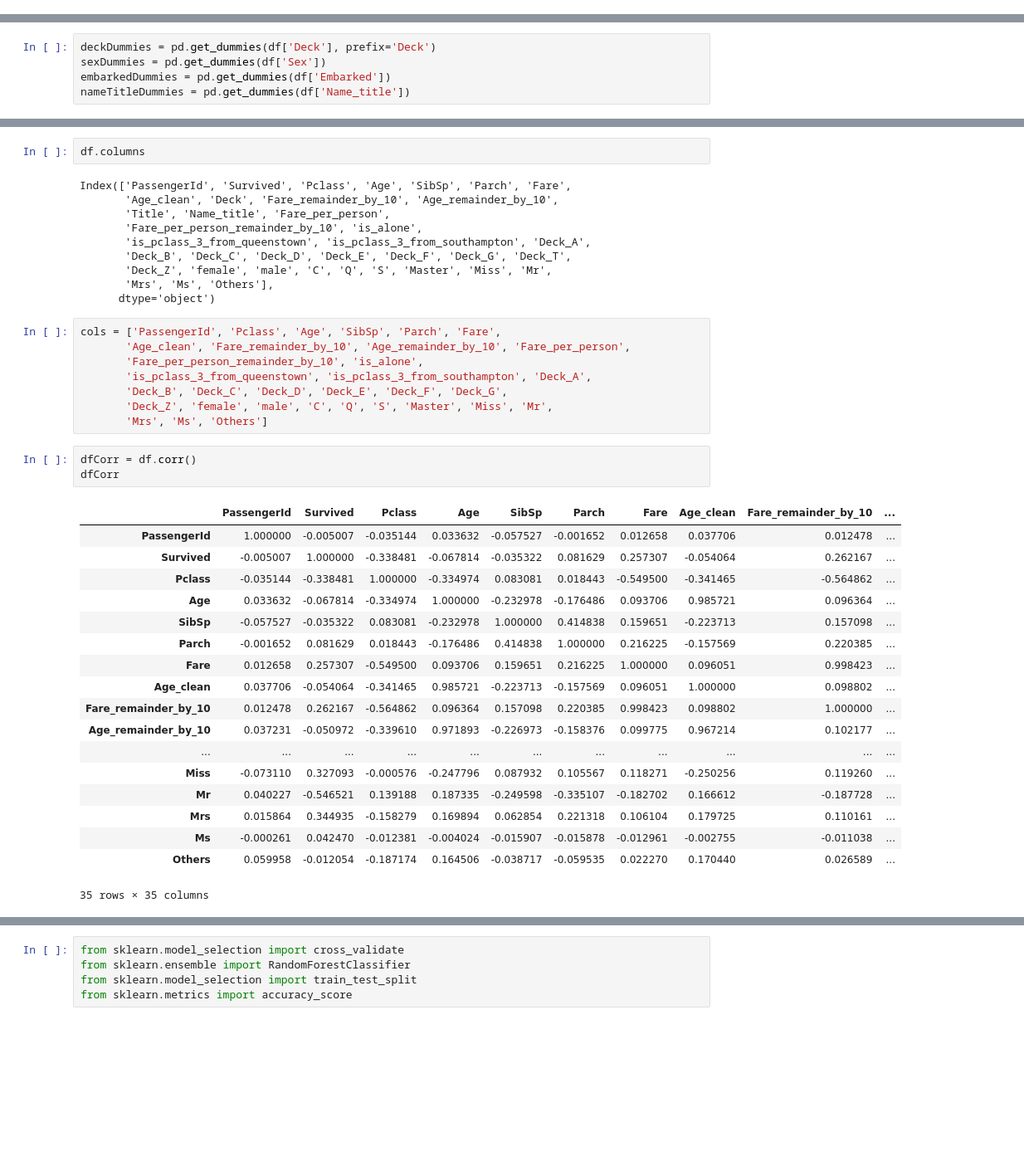
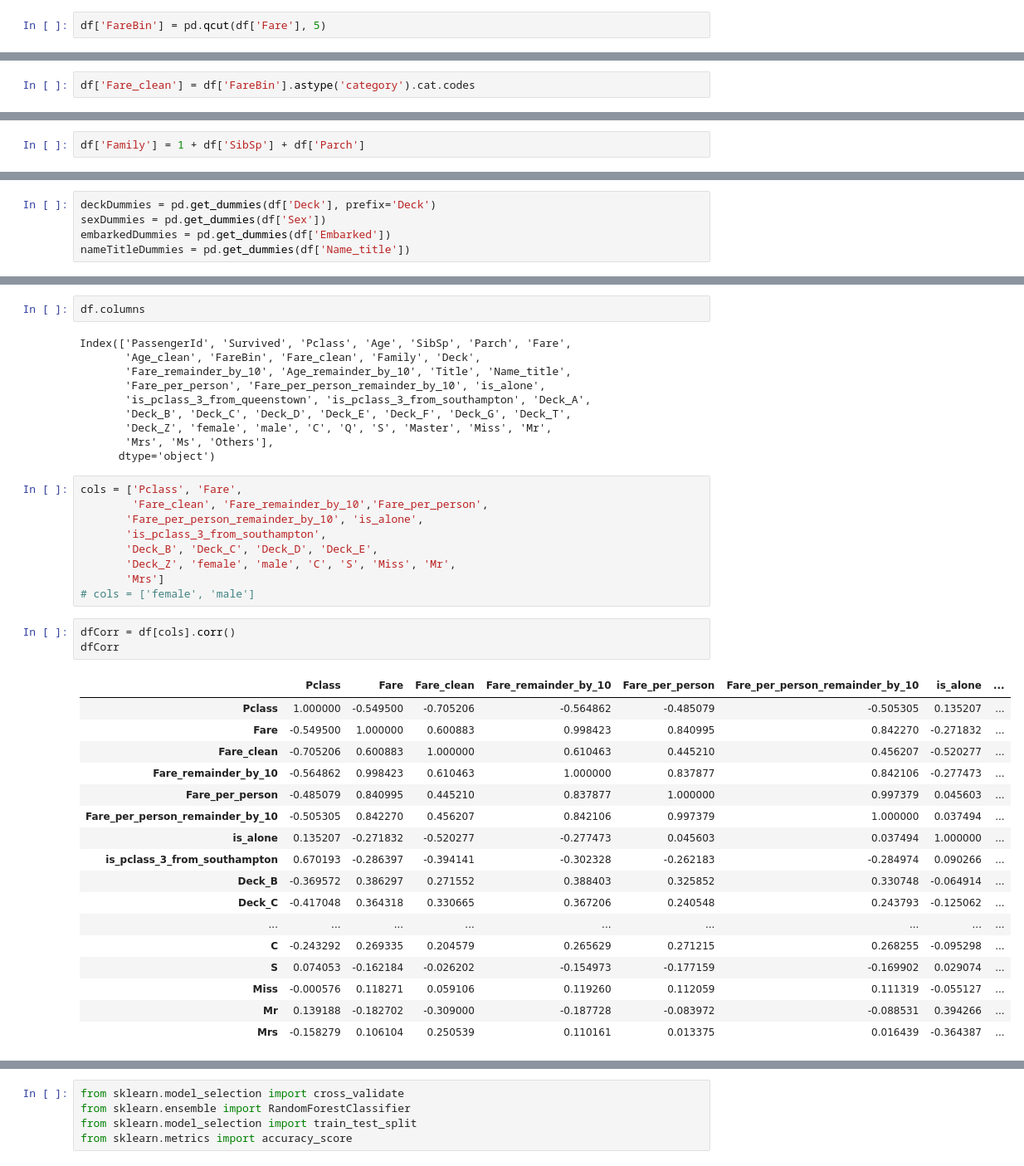
Before and after one commit to KangnamUniv-ML/Titanic-ML, a Jupyter notebook: notebook/Random Forest.ipynb, the cells around one changed output, grey strips where cells are left out. Shown at 83% size. Saved outputs shown, nothing was run; the diff lists cells and outputs as text; blank space fills up the shorter version.

```diff
--- a/notebook/Random Forest.ipynb
+++ b/notebook/Random Forest.ipynb
@@ -66,0 +110,2 @@ df.loc[ df['Age'] > 60, 'Age_clean'] = 10
+# %%
+df['FareBin'] = pd.qcut(df['Fare'], 5)
@@ -66,0 +121,2 @@ df.loc[ df['Age'] > 60, 'Age_clean'] = 10
+# %%
+df['Fare_clean'] = df['FareBin'].astype('category').cat.codes
@@ -67,3 +132,5 @@ df.loc[ df['Age'] > 60, 'Age_clean'] = 10
+# %%
+df['Family'] = 1 + df['SibSp'] + df['Parch']
 # %%
 df.loc[df['Embarked'].isnull(), 'Embarked'] = df['Embarked'].mode()[0]
 # %%
@@ -129,44 +196,44 @@ df.head()
 df.columns
 # %% [output]
 Index(['PassengerId', 'Survived', 'Pclass', 'Age', 'SibSp', 'Parch', 'Fare',
-       'Age_clean', 'Deck', 'Fare_remainder_by_10', 'Age_remainder_by_10',
-       'Title', 'Name_title', 'Fare_per_person',
-       'Fare_per_person_remainder_by_10', 'is_alone',
+       'Age_clean', 'FareBin', 'Fare_clean', 'Family', 'Deck',
+       'Fare_remainder_by_10', 'Age_remainder_by_10', 'Title', 'Name_title',
+       'Fare_per_person', 'Fare_per_person_remainder_by_10', 'is_alone',
        'is_pclass_3_from_queenstown', 'is_pclass_3_from_southampton', 'Deck_A',
        'Deck_B', 'Deck_C', 'Deck_D', 'Deck_E', 'Deck_F', 'Deck_G', 'Deck_T',
        'Deck_Z', 'female', 'male', 'C', 'Q', 'S', 'Master', 'Miss', 'Mr',
        'Mrs', 'Ms', 'Others'],
       dtype='object')
 # %%
-cols = ['PassengerId', 'Pclass', 'Age', 'SibSp', 'Parch', 'Fare',
-       'Age_clean', 'Fare_remainder_by_10', 'Age_remainder_by_10', 'Fare_per_person',
+cols = ['Pclass', 'Fare',
+        'Fare_clean', 'Fare_remainder_by_10','Fare_per_person',
        'Fare_per_person_remainder_by_10', 'is_alone',
-       'is_pclass_3_from_queenstown', 'is_pclass_3_from_southampton', 'Deck_A',
-       'Deck_B', 'Deck_C', 'Deck_D', 'Deck_E', 'Deck_F', 'Deck_G',
-       'Deck_Z', 'female', 'male', 'C', 'Q', 'S', 'Master', 'Miss', 'Mr',
-       'Mrs', 'Ms', 'Others']
+       'is_pclass_3_from_southampton',
+       'Deck_B', 'Deck_C', 'Deck_D', 'Deck_E',
+       'Deck_Z', 'female', 'male', 'C', 'S', 'Miss', 'Mr',
+       'Mrs']
+# cols = ['female', 'male']
 # %%
-dfCorr = df.corr()
+dfCorr = df[cols].corr()
 dfCorr
 # %% [output]
-|  | PassengerId | Survived | Pclass | Age | SibSp | Parch | Fare | Age_clean | Fare_remainder_by_10 | ... |
-| PassengerId | 1.000000 | -0.005007 | -0.035144 | 0.033632 | -0.057527 | -0.001652 | 0.012658 | 0.037706 | 0.012478 | ... |
-| Survived | -0.005007 | 1.000000 | -0.338481 | -0.067814 | -0.035322 | 0.081629 | 0.257307 | -0.054064 | 0.262167 | ... |
-| Pclass | -0.035144 | -0.338481 | 1.000000 | -0.334974 | 0.083081 | 0.018443 | -0.549500 | -0.341465 | -0.564862 | ... |
-| Age | 0.033632 | -0.067814 | -0.334974 | 1.000000 | -0.232978 | -0.176486 | 0.093706 | 0.985721 | 0.096364 | ... |
-| SibSp | -0.057527 | -0.035322 | 0.083081 | -0.232978 | 1.000000 | 0.414838 | 0.159651 | -0.223713 | 0.157098 | ... |
-| Parch | -0.001652 | 0.081629 | 0.018443 | -0.176486 | 0.414838 | 1.000000 | 0.216225 | -0.157569 | 0.220385 | ... |
-| Fare | 0.012658 | 0.257307 | -0.549500 | 0.093706 | 0.159651 | 0.216225 | 1.000000 | 0.096051 | 0.998423 | ... |
-| Age_clean | 0.037706 | -0.054064 | -0.341465 | 0.985721 | -0.223713 | -0.157569 | 0.096051 | 1.000000 | 0.098802 | ... |
-| Fare_remainder_by_10 | 0.012478 | 0.262167 | -0.564862 | 0.096364 | 0.157098 | 0.220385 | 0.998423 | 0.098802 | 1.000000 | ... |
-| Age_remainder_by_10 | 0.037231 | -0.050972 | -0.339610 | 0.971893 | -0.226973 | -0.158376 | 0.099775 | 0.967214 | 0.102177 | ... |
-| ... | ... | ... | ... | ... | ... | ... | ... | ... | ... | ... |
-| Miss | -0.073110 | 0.327093 | -0.000576 | -0.247796 | 0.087932 | 0.105567 | 0.118271 | -0.250256 | 0.119260 | ... |
-| Mr | 0.040227 | -0.546521 | 0.139188 | 0.187335 | -0.249598 | -0.335107 | -0.182702 | 0.166612 | -0.187728 | ... |
-| Mrs | 0.015864 | 0.344935 | -0.158279 | 0.169894 | 0.062854 | 0.221318 | 0.106104 | 0.179725 | 0.110161 | ... |
-| Ms | -0.000261 | 0.042470 | -0.012381 | -0.004024 | -0.015907 | -0.015878 | -0.012961 | -0.002755 | -0.011038 | ... |
-| Others | 0.059958 | -0.012054 | -0.187174 | 0.164506 | -0.038717 | -0.059535 | 0.022270 | 0.170440 | 0.026589 | ... |
+|  | Pclass | Fare | Fare_clean | Fare_remainder_by_10 | Fare_per_person | Fare_per_person_remainder_by_10 | is_alone | ... |
+| Pclass | 1.000000 | -0.549500 | -0.705206 | -0.564862 | -0.485079 | -0.505305 | 0.135207 | ... |
+| Fare | -0.549500 | 1.000000 | 0.600883 | 0.998423 | 0.840995 | 0.842270 | -0.271832 | ... |
+| Fare_clean | -0.705206 | 0.600883 | 1.000000 | 0.610463 | 0.445210 | 0.456207 | -0.520277 | ... |
+| Fare_remainder_by_10 | -0.564862 | 0.998423 | 0.610463 | 1.000000 | 0.837877 | 0.842106 | -0.277473 | ... |
+| Fare_per_person | -0.485079 | 0.840995 | 0.445210 | 0.837877 | 1.000000 | 0.997379 | 0.045603 | ... |
+| Fare_per_person_remainder_by_10 | -0.505305 | 0.842270 | 0.456207 | 0.842106 | 0.997379 | 1.000000 | 0.037494 | ... |
+| is_alone | 0.135207 | -0.271832 | -0.520277 | -0.277473 | 0.045603 | 0.037494 | 1.000000 | ... |
+| is_pclass_3_from_southampton | 0.670193 | -0.286397 | -0.394141 | -0.302328 | -0.262183 | -0.284974 | 0.090266 | ... |
+| Deck_B | -0.369572 | 0.386297 | 0.271552 | 0.388403 | 0.325852 | 0.330748 | -0.064914 | ... |
+| Deck_C | -0.417048 | 0.364318 | 0.330665 | 0.367206 | 0.240548 | 0.243793 | -0.125062 | ... |
+| ... | ... | ... | ... | ... | ... | ... | ... | ... |
+| C | -0.243292 | 0.269335 | 0.204579 | 0.265629 | 0.271215 | 0.268255 | -0.095298 | ... |
+| S | 0.074053 | -0.162184 | -0.026202 | -0.154973 | -0.177159 | -0.169902 | 0.029074 | ... |
+| Miss | -0.000576 | 0.118271 | 0.059106 | 0.119260 | 0.112059 | 0.111319 | -0.055127 | ... |
+| Mr | 0.139188 | -0.182702 | -0.309000 | -0.187728 | -0.083972 | -0.088531 | 0.394266 | ... |
+| Mrs | -0.158279 | 0.106104 | 0.250539 | 0.110161 | 0.013375 | 0.016439 | -0.364387 | ... |
-35 rows × 35 columns
 # %%
 sns.set(rc = {'figure.figsize':(50,20)})
 sns.heatmap(dfCorr, annot=True)
```
Also changed, not shown: parts of 20 cells of this notebook, 1 other file.
